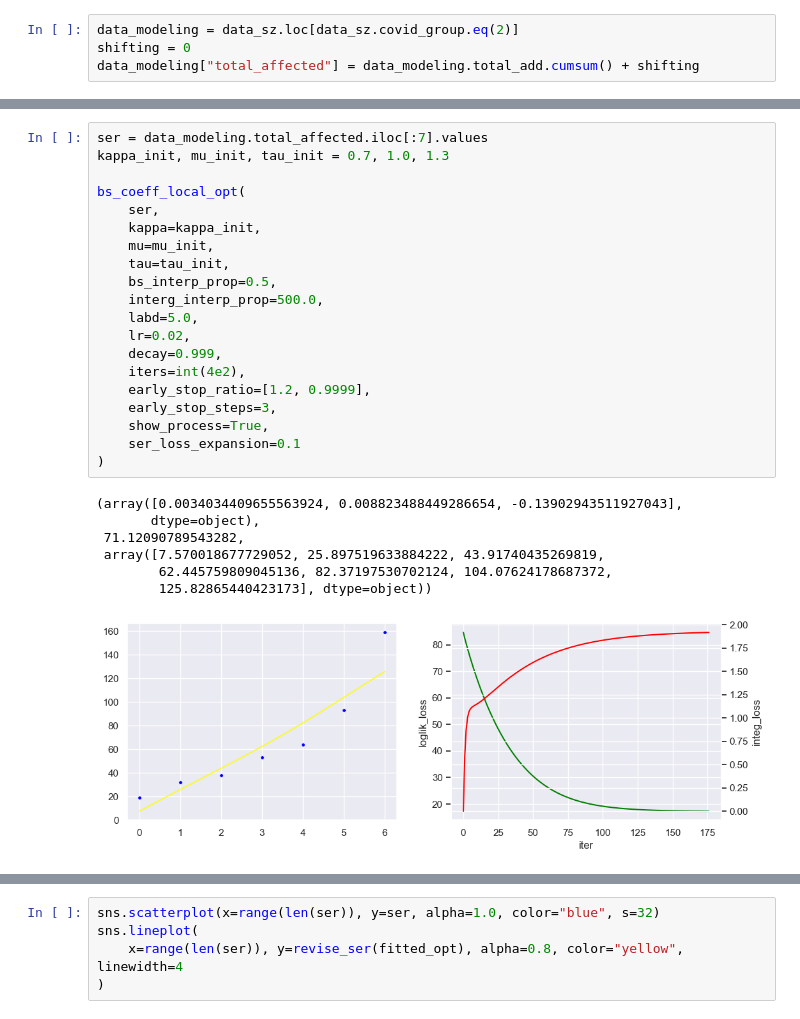
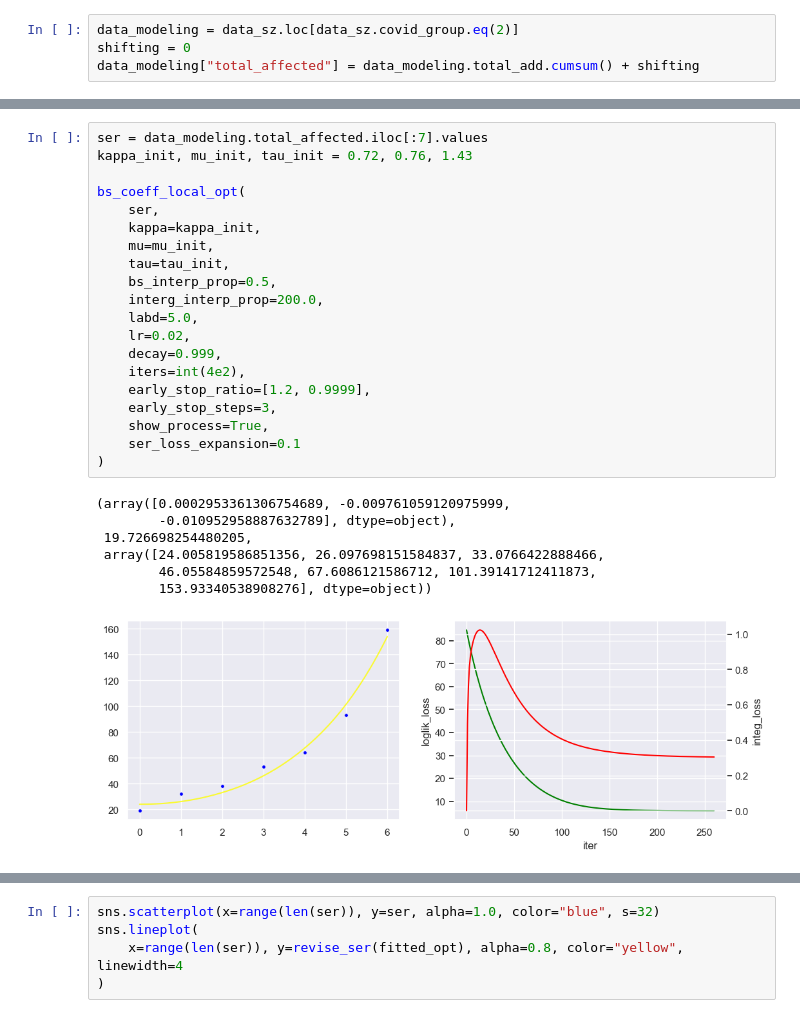
Before and after one commit to ChenZhouUC/Covid19_Modeling, a Jupyter notebook: scripts/covid19.ipynb, the cells around one changed output, grey strips where cells are left out. Drawn from its saved outputs; the diff is of its cells as text.

```diff
--- a/scripts/covid19.ipynb
+++ b/scripts/covid19.ipynb
@@ -230,32 +230,32 @@ data_modeling
 | 1182 | 2022-03-28 | 169 | 4835 | 4835.000 | 1.000 | 241 | 1 | 6 | 2 | ... |
 # %%
 ser = data_modeling.total_affected.iloc[:7].values
-kappa_init, mu_init, tau_init = 0.7, 1.0, 1.3
+kappa_init, mu_init, tau_init = 0.72, 0.76, 1.43
 
 bs_coeff_local_opt(
     ser,
     kappa=kappa_init,
     mu=mu_init,
     tau=tau_init,
     bs_interp_prop=0.5,
-    interg_interp_prop=500.0,
+    interg_interp_prop=200.0,
     labd=5.0,
     lr=0.02,
     decay=0.999,
     iters=int(4e2),
     early_stop_ratio=[1.2, 0.9999],
     early_stop_steps=3,
     show_process=True,
     ser_loss_expansion=0.1
 )
 # %% [output]
-(array([0.0034034409655563924, 0.008823488449286654, -0.13902943511927043],
-       dtype=object),
- 71.12090789543282,
- array([7.570018677729052, 25.897519633884222, 43.91740435269819,
-        62.445759809045136, 82.37197530702124, 104.07624178687372,
-        125.82865440423173], dtype=object))
+(array([0.0002953361306754689, -0.009761059120975999,
+        -0.010952958887632789], dtype=object),
+ 19.726698254480205,
+ array([24.005819586851356, 26.097698151584837, 33.0766422888466,
+        46.05584859572548, 67.6086121586712, 101.39141712411873,
+        153.93340538908276], dtype=object))
-[figure, old version]
+[figure, new version]
 # %%
 kappa_init, mu_init, tau_init = 0.72, 0.76, 1.43
 
```
Also changed, not shown: parts of 7 cells of this notebook, 1 other file.
